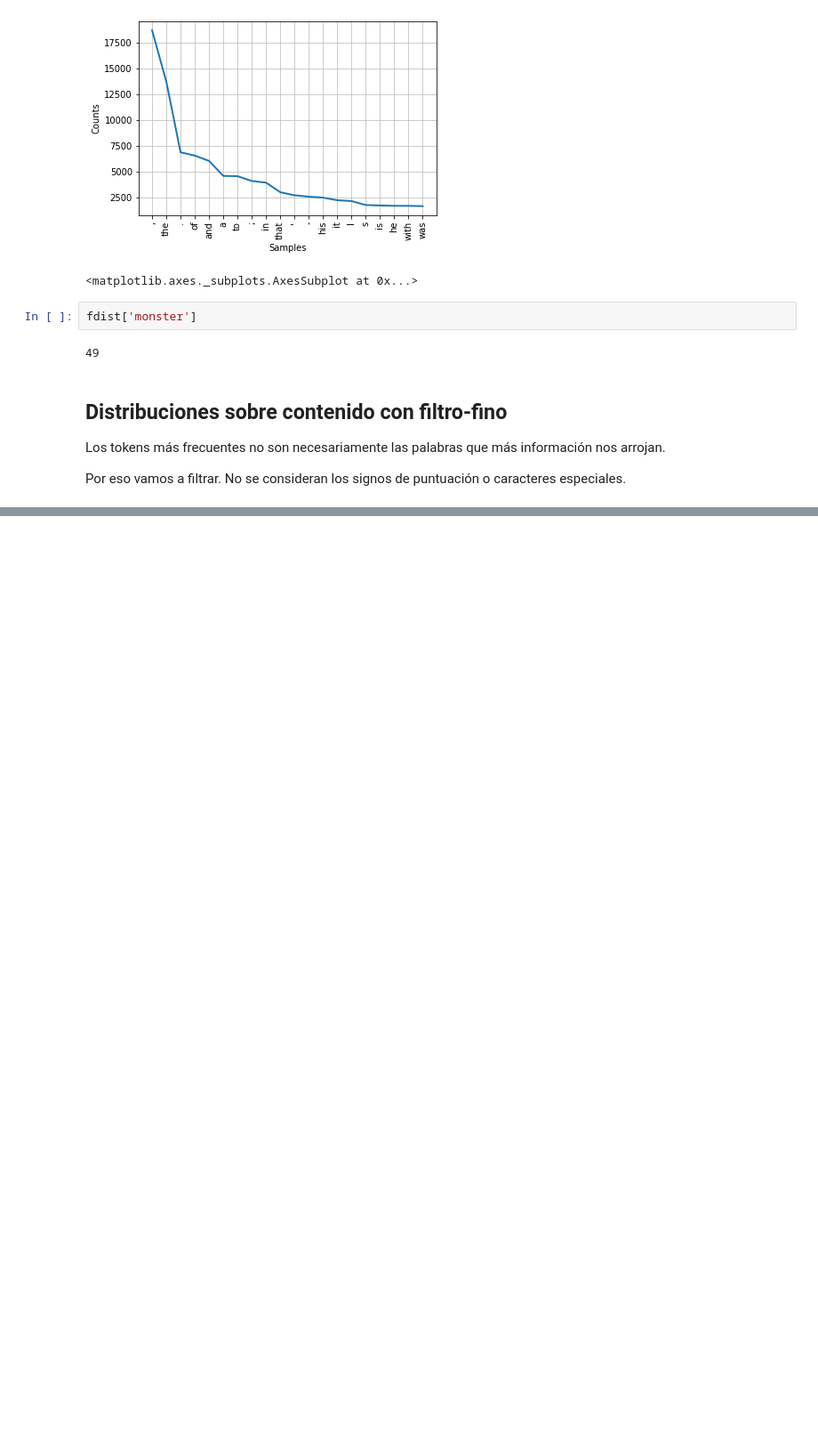
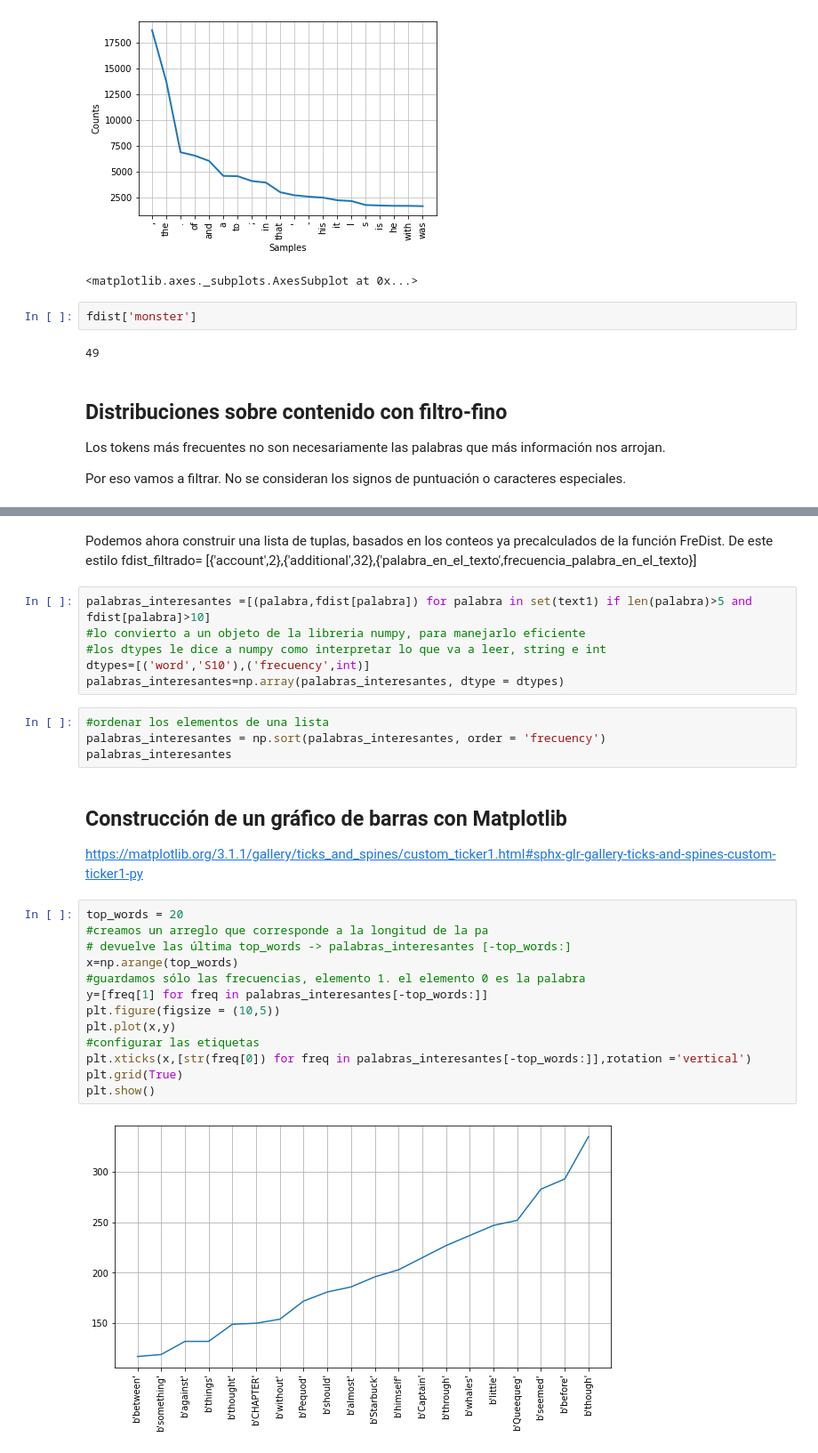
Before and after one commit to zamoravm1/Fundamentos_Procesamiento_Lenguaje-_Natural_con_Python_y_NLTK, a Jupyter notebook: code_class_7to.ipynb, the cells around one changed output, grey strips where cells are left out. Shown at 89% size. Saved outputs shown, nothing was run; the diff lists cells and outputs as text; blank space fills up the shorter version.

```diff
--- a/code_class_7to.ipynb
+++ b/code_class_7to.ipynb
@@ -138,0 +186,32 @@ long_words
+# %% [markdown]
+Podemos ahora construir una lista de tuplas, basados en los conteos ya precalculados de la función FreDist. De este estilo
+fdist_filtrado= [{'account',2},{'additional',32},{'palabra_en_el_texto',frecuencia_palabra_en_el_texto}]
+# %%
+palabras_interesantes =[(palabra,fdist[palabra]) for palabra in set(text1) if len(palabra)>5 and fdist[palabra]>10]
+#lo convierto a un objeto de la libreria numpy, para manejarlo eficiente
+#los dtypes le dice a numpy como interpretar lo que va a leer, string e int
+dtypes=[('word','S10'),('frecuency',int)]
+palabras_interesantes=np.array(palabras_interesantes, dtype = dtypes)
+# %%
+#ordenar los elementos de una lista
+palabras_interesantes = np.sort(palabras_interesantes, order = 'frecuency')
+palabras_interesantes
+# %% [markdown]
+## **Construcción de un gráfico de barras con Matplotlib**
+
+https://matplotlib.org/3.1.1/gallery/ticks_and_spines/custom_ticker1.html#sphx-glr-gallery-ticks-and-spines-custom-ticker1-py
+# %%
+top_words = 20
+#creamos un arreglo que corresponde a la longitud de la pa
+# devuelve las última top_words -> palabras_interesantes [-top_words:]
+x=np.arange(top_words)
+#guardamos sólo las frecuencias, elemento 1. el elemento 0 es la palabra
+y=[freq[1] for freq in palabras_interesantes[-top_words:]]
+plt.figure(figsize = (10,5))
+plt.plot(x,y)
+#configurar las etiquetas
+plt.xticks(x,[str(freq[0]) for freq in palabras_interesantes[-top_words:]],rotation ='vertical')
+plt.grid(True)
+plt.show()
+# %% [output]
+[figure, added]
```
Also changed, not shown: parts of 5 cells of this notebook.
